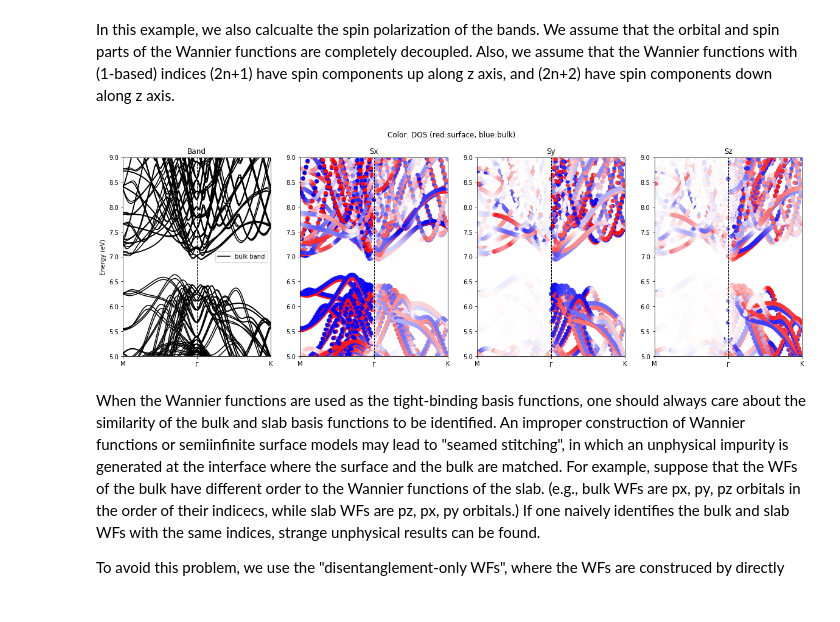
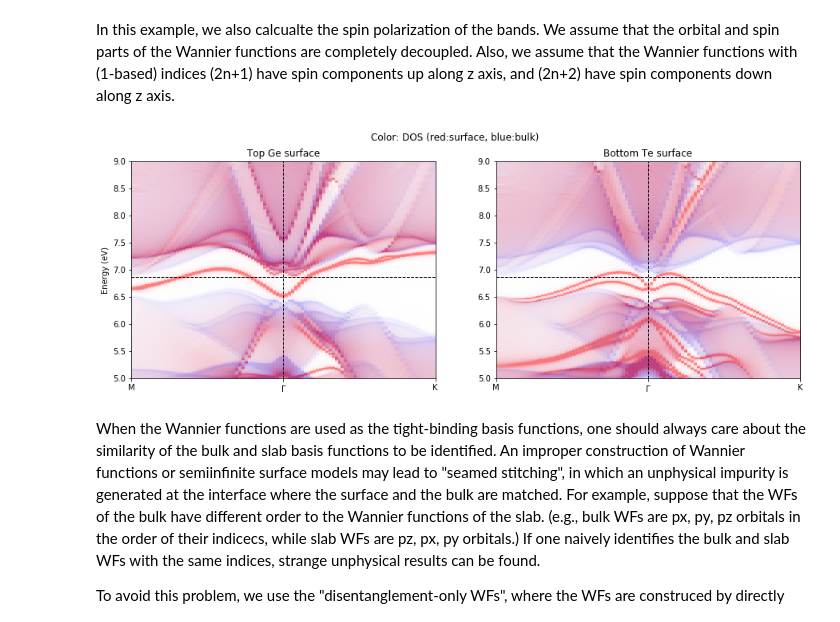
Before and after one commit to jaemolihm/semiinf, a Jupyter notebook: examples/example03/example03.ipynb, the cells around one changed output. Cells and saved outputs as stored; diff of their text form; code cells hidden in the pictures.

```diff
--- a/examples/example03/example03.ipynb
+++ b/examples/example03/example03.ipynb
@@ -137,8 +145,8 @@ In the `semiinf.x` program, the energy reference is matched by subtracting `bulk
 # %%
 # First, set parameters for plotting.
 EFermi = 4.8679 # From slab/diam.slab.scf.out
-#bulk_shift = -5.99712166666667 # Energy subtracted from slab onsite energy (For matching energy reference between bulk and slab)
-ne = 2000 # This is printed in the semiinf.x output.
+bulk_shift = -2.00406177083333 # Energy subtracted from slab onsite energy (For matching energy reference between bulk and slab)
+ne = 400 # This is printed in the semiinf.x output.
 kmin = -0.5
 kmax = 0.5
 kplot = np.linspace(kmin, kmax, nk, True)
@@ -193,61 +190,55 @@ kvecs_3d = np.vstack((kvecs, np.zeros_like(kxlist)))
 # Calculate band structure
 energy_slab_all[:,:] = tbslab.get_bands(kvecs_3d)
 # %%
-fig = plt.figure(figsize=(20, 6))
-axes = fig.subplots(1, 4)
-axes[0].set_title('Band')
-axes[1].set_title('Sx')
-axes[2].set_title('Sy')
-axes[3].set_title('Sz')
+fig = plt.figure(figsize=(15,5))
+axes = fig.subplots(1, 2)
 
-# Plot bulk band structure for different kz values
-label = 'bulk band'
-for ikz, kz in enumerate(kz_list):
-    for ib in range(tbbulk.nw):
-        axes[0].plot(kplot, energy_bulk_all[ikz,ib,:], '-', c='k', label=label)
-        label = None
-
-# Plot spin polarization
-kplot_tile = np.tile(kplot, (len(kz_list), tbbulk.nw, 1))
-ind_plot = (energy_bulk_all > emin) & (energy_bulk_all < emax)
-for idir in range(3):
-    axes[idir+1].scatter(kplot_tile[ind_plot], energy_bulk_all[ind_plot],
-                       c=spin_bulk_all[:,idir,:,:][ind_plot], cmap='bwr', vmin=-0.5, vmax=0.5)
+# # Plot bulk band structure for different kz values
+# label = 'bulk band'
+# for ikz, kz in enumerate(kz_list):
+#     for ib in range(tbbulk.nw):
+#         for ax in axes:
+#             ax.plot(kplot, energy_bulk_all[ikz,ib,:], '-', c='k', label=label)
+#         label = None
 
 # label = 'slab (30 layer) band'
 # for ib in range(tbslab.nw):
-#     plt.plot(kplot, energy_slab_all[ib,:], '--', c='C2', label=label)
+#     for ax in axes:
+#         ax.plot(kplot, energy_slab_all[ib,:], '--', c='C2', label=label)
 #     label = None
 
-# # Plot bulk and surface DOS
-# filenames = ['dos_bulk.out', 'dos_surf00.out']
-# for filename in filenames:
-#     # Open .out file (which is a binary file)
-#     with open(filename, 'r') as f:
-#         data = np.fromfile(f, dtype=np.float64).reshape((nk, ne))
-#     # Set colormap for plotting DOS (bulk: blue, surface: red)
-#     cmap_ = cmap_white_red
-#     if filename == 'dos_bulk.out':
-#         cmap_ = cmap_white_blue
-#     # Plot DOS
-#     plt.imshow(np.transpose(data), extent=extent, origin='lower', cmap=cmap_,
-#                alpha = 0.5, aspect='auto', vmin=0, vmax=0.5)
+# Plot bulk and surface DOS
+filenames = [['dos_bulk_Ge.out', 'dos_surf00_Ge.out'], ['dos_bulk_Te.out', 'dos_surf00_Te.out']]
+for i in range(2):
+    for filename in filenames[i]:
+        # Open .out file (which is a binary file)
+        with open(filename, 'r') as f:
+            data = np.fromfile(f, dtype=np.float64).reshape((nk, ne))
+        # Set colormap for plotting DOS (bulk: blue, surface: red)
+        cmap_ = cmap_white_red
+        if 'bulk' in filename:
+            cmap_ = cmap_white_blue
+        # Plot DOS
+        axes[i].imshow(np.transpose(data), extent=extent, origin='lower', cmap=cmap_,
+                     alpha = 0.5, aspect='auto', vmin=0, vmax=10.0)
 
 # Formatting figure
 for ax in axes:
     ax.set_xticks(special_k)
     ax.set_xticklabels(special_k_label)
     ax.set_xlim([special_k[0], special_k[-1]])
     for x in special_k[1:-1]:
         ax.axvline(x=x, c='k', ls='--', lw=1)
-    # plt.axhline(y=EFermi - bulk_shift, c='k', ls='--', lw=1)
+    ax.axhline(y=EFermi - bulk_shift, c='k', ls='--', lw=1)
     ax.set_ylim([emin, emax])
 axes[0].set_ylabel('Energy (eV)')
-axes[0].legend()
+# axes[1].legend()
+axes[0].set_title('Top Ge surface')
+axes[1].set_title('Bottom Te surface')
 fig.suptitle('Color: DOS (red:surface, blue:bulk)')
 plt.show()
 # %% [output]
-[figure, old version]
+[figure, new version]
 # %% [markdown]
 When the Wannier functions are used as the tight-binding basis functions, one should always care about the similarity of the bulk and slab basis functions to be identified. An improper construction of Wannier functions or semiinfinite surface models may lead to "seamed stitching", in which an unphysical impurity is generated at the interface where the surface and the bulk are matched. For example, suppose that the WFs of the bulk have different order to the Wannier functions of the slab. (e.g., bulk WFs are px, py, pz orbitals in the order of their indicecs, while slab WFs are pz, px, py orbitals.) If one naively identifies the bulk and slab WFs with the same indices, strange unphysical results can be found.
 
```
Also changed, not shown: parts of 5 cells of this notebook, 2 other files.
